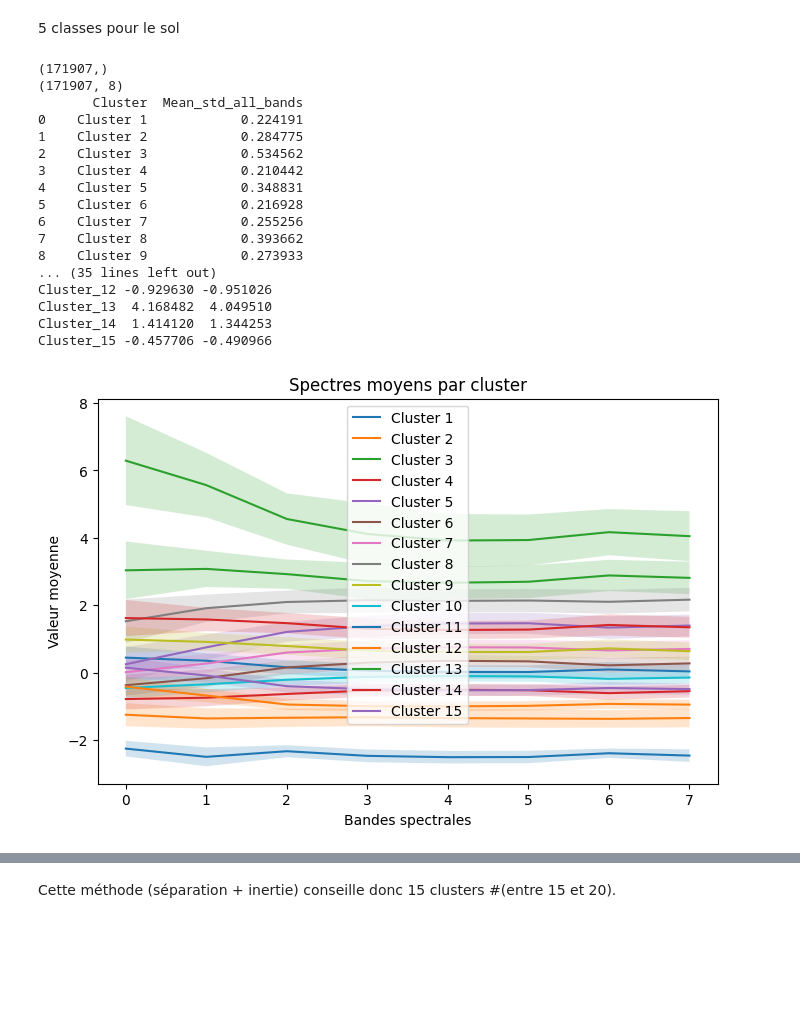
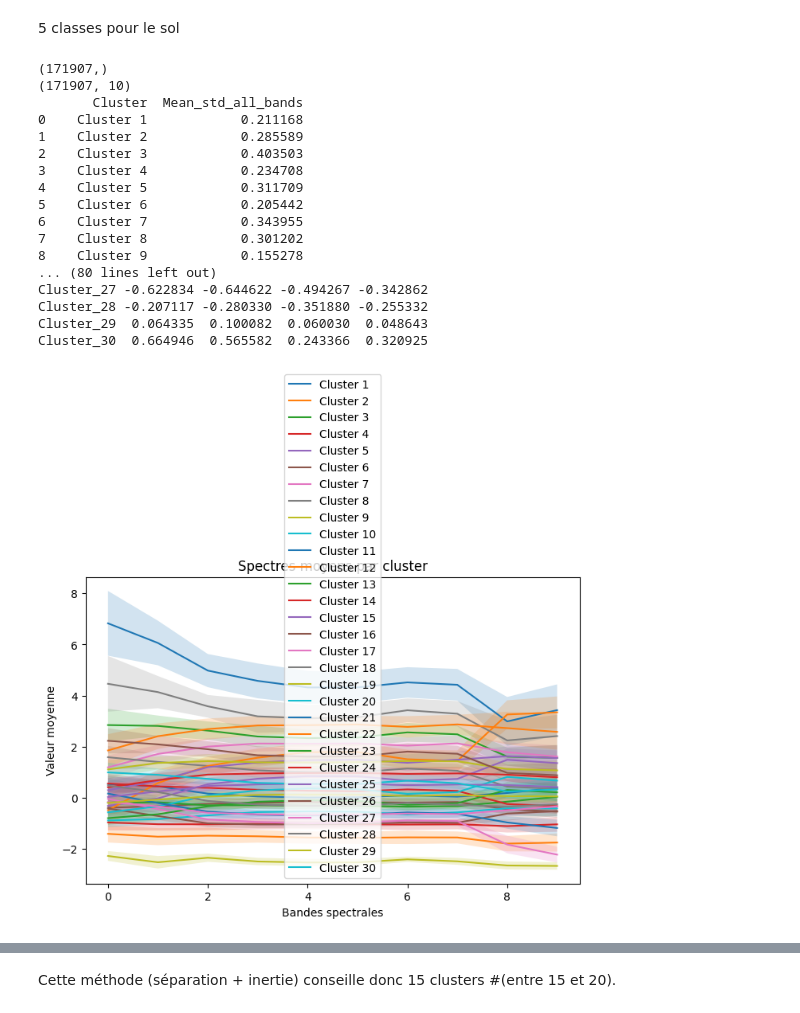
Before and after one commit to ArmanHosseini1/PIR-Rio-Tinto, a Jupyter notebook: SENTINEL-2/K-means.ipynb, the cells around one changed output, grey strips where cells are left out. Drawn from its saved outputs; the diff is of its cells as text; code cells hidden in the pictures; blank space fills up the shorter version.

```diff
--- a/SENTINEL-2/K-means.ipynb
+++ b/SENTINEL-2/K-means.ipynb
@@ -116,7 +117,7 @@ soil_only, fond_soil = apply_mask(r'./SENTINEL2B_20240410-112055-466_L2A_T29SQB_
 # %% [output]
 [figure]
 # %%
-vegetation_only, fond_vegetation = apply_mask(r'./SENTINEL2B_20240410-112055-466_L2A_T29SQB_C_V3-1_FRE_extrait_stack_gain_VNIR10.img',
+vegetation_only, fond_vegetation = apply_mask(r'./SENTINEL2B_20240410-112055-466_L2A_T29SQB_C_V3-1_FRE_extrait_stack_gain_10m.img',
                              r"./SENTINEL2B_20240410-112055-466_L2A_T29SQB_C_V3-1_mask_veg.img")
 # %% [output]
 [figure]
@@ -250,7 +251,7 @@ pixels = image.reshape(l, -1).T      # → (H*W, C)
 veg_pixels = pixels[veg_idx]         # → (N_veg, C)
 """
 
-image_path = r'./SENTINEL2B_20240410-112055-466_L2A_T29SQB_C_V3-1_FRE_extrait_stack_gain_VNIR10.img'
+image_path = r'./SENTINEL2B_20240410-112055-466_L2A_T29SQB_C_V3-1_FRE_extrait_stack_gain_10m.img'
 raster_img = rio.open(image_path)
 arr_img = reshape_as_image(raster_img.read())  # (m, n, l)
 image = reshape_as_raster(arr_img)
@@ -264,25 +265,6 @@ veg_pixels = pixels[veg_mask_1d]             # (N_veg, l) → uniquement végét
 
 scaler = StandardScaler()
 X_scaled_veg = scaler.fit_transform(veg_pixels)
-
-inertias = []
-    #sil_scores = []
-
-K_range = range(2, 20, 1)
-
-for k in K_range:
-    kmeans = KMeans(n_clusters=k, init='k-means++', n_init=3, random_state=42)
-    kmeans.fit(X_scaled_veg)
-    inertias.append(kmeans.inertia_)
-    #print("Done")
-
-plt.plot(K_range, inertias, marker='o')
-plt.xlabel('Nombre de clusters k')
-plt.ylabel('Inertie (somme des distances)')
-plt.title('Méthode du coude')
-plt.show()
-
-knee = KneeLocator(K_range, inertias, curve='convex', direction='decreasing')
-optimal_k = knee.knee
-
-print(f"k optimal trouvé = {optimal_k}")
+#print(X_scaled_veg.shape)
+img_scaled_veg_complete = pixels.copy()
+img_scaled_veg_complete[veg_mask_1d] = X_scaled_veg
@@ -292,5 +296,5 @@ k optimal trouvé = 6
 # %%
-optimal_k = 6
+optimal_k = 5
 # --- 6) K-Means final avec k optimal ---
 kmeans_final = KMeans(n_clusters=optimal_k, random_state=42)
 labels_veg = kmeans_final.fit_predict(X_scaled_veg)
@@ -480,7 +487,7 @@ Calinski-Harabasz pour k = 5 : 288605.16
 # %%
 # Flatten mask
 
-image_path = r'./SENTINEL2B_20240410-112055-466_L2A_T29SQB_C_V3-1_FRE_extrait_stack_gain_VNIR10.img'
+image_path = r'./SENTINEL2B_20240410-112055-466_L2A_T29SQB_C_V3-1_FRE_extrait_stack_gain_10m.img'
 raster_img = rio.open(image_path)
 arr_img = reshape_as_image(raster_img.read())  # (m, n, l)
 image = reshape_as_raster(arr_img)
@@ -521,7 +528,7 @@ k optimal trouvé = 5
 # %% [markdown]
 5 classes pour le sol
 # %%
-optimal_k = 15
+optimal_k = 30
 
 # --- 6) K-Means final avec k optimal ---
 kmeans_final = KMeans(n_clusters=optimal_k, random_state=42)
@@ -535,7 +542,7 @@ std_spectra = np.zeros((optimal_k, soil_pixels.shape[1]))
 mean_std_per_cluster = np.zeros(optimal_k)
 
 for k in range(optimal_k):
-    cluster_pixels = X_scaled[labels_soil == k]
+    cluster_pixels = X_scaled_soil[labels_soil == k]
     mean_spectra[k] = cluster_pixels.mean(axis=0)
     std_spectra[k]  = cluster_pixels.std(axis=0)
     mean_std_per_cluster[k] = std_spectra[k].mean() # moyenne de l'écart-type sur toutes les bandes
@@ -549,49 +556,49 @@ df = pd.DataFrame({
 # Option : afficher sous forme de tableau avec pandas
 df_mean_spectra = pd.DataFrame(
     mean_spectra,
     columns=[f'Bande_{i+1}' for i in range(soil_pixels.shape[1])]
 )
 
 print(df)
 df_mean_spectra.index = [f'Cluster_{i+1}' for i in range(optimal_k)]
 
 print(df_mean_spectra)
 
 plt.figure(figsize=(8,5))
 bands = np.arange(l)
 
 for k in range(optimal_k):
     plt.plot(mean_spectra[k], label=f'Cluster {k+1}')
     plt.fill_between(
         bands,
         mean_spectra[k] - std_spectra[k],
         mean_spectra[k] + std_spectra[k],
         alpha=0.2
     )
 plt.xlabel('Bandes spectrales')
 plt.ylabel('Valeur moyenne')
 plt.title('Spectres moyens par cluster')
 plt.legend()
 plt.show()
 # %% [output]
 (171907,)
-(171907, 8)
+(171907, 10)
        Cluster  Mean_std_all_bands
-0    Cluster 1            0.224191
-1    Cluster 2            0.284775
-2    Cluster 3            0.534562
-3    Cluster 4            0.210442
-4    Cluster 5            0.348831
-5    Cluster 6            0.216928
-6    Cluster 7            0.255256
-7    Cluster 8            0.393662
-8    Cluster 9            0.273933
-... (35 lines left out)
-Cluster_12 -0.929630 -0.951026
-Cluster_13  4.168482  4.049510
-Cluster_14  1.414120  1.344253
-Cluster_15 -0.457706 -0.490966
+0    Cluster 1            0.211168
+1    Cluster 2            0.285589
+2    Cluster 3            0.403503
+3    Cluster 4            0.234708
+4    Cluster 5            0.311709
+5    Cluster 6            0.205442
+6    Cluster 7            0.343955
+7    Cluster 8            0.301202
+8    Cluster 9            0.155278
+... (80 lines left out)
+Cluster_27 -0.622834 -0.644622 -0.494267 -0.342862
+Cluster_28 -0.207117 -0.280330 -0.351880 -0.255332
+Cluster_29  0.064335  0.100082  0.060030  0.048643
+Cluster_30  0.664946  0.565582  0.243366  0.320925
-[figure, old version]
+[figure, new version]
 # %%
 import matplotlib.colors as colors
 
```
Also changed, not shown: parts of 18 cells of this notebook, 3 other files.
